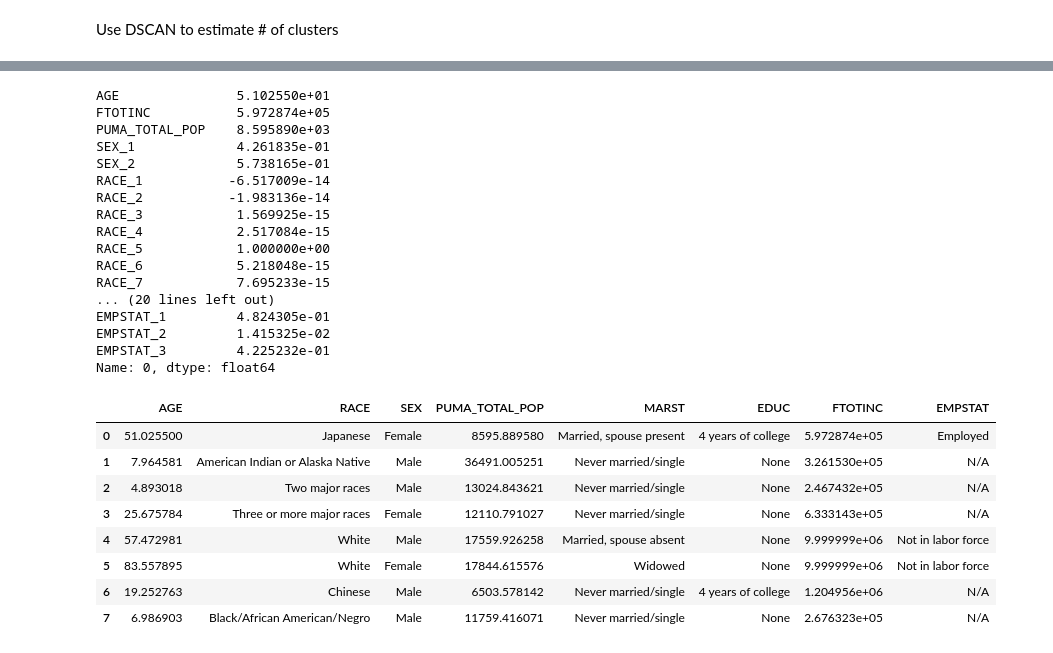
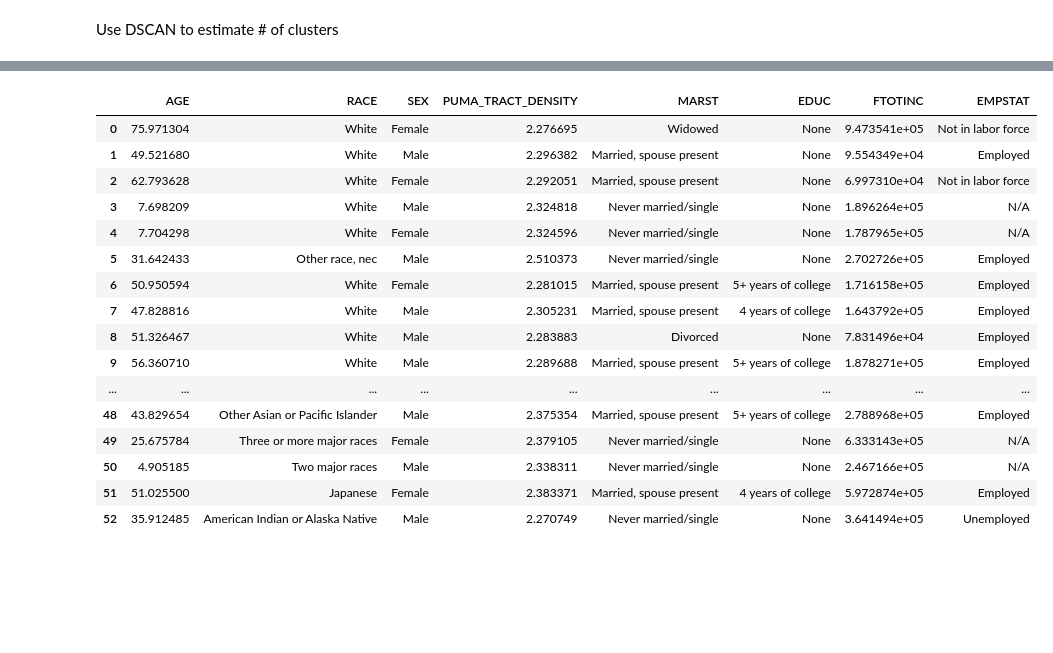
Before and after one commit to atran39/ModalAmerican, a Jupyter notebook: modal_american.ipynb, the cells around one changed output, grey strips where cells are left out. Cells and saved outputs as stored; diff of their text form; code cells hidden in the pictures; blank space fills up the shorter version.

```diff
--- a/modal_american.ipynb
+++ b/modal_american.ipynb
@@ -60,7 +71,7 @@ data.head()
 # %% [markdown]
 Extract only relevant columns and normalize
 # %%
-relevant_data = data.filter(regex='AGE|RACE_|SEX|PUMA_TOTAL_POP|MARST|EDUC_|FTOTINC|EMPSTAT_')
+relevant_data = data.filter(regex='AGE|RACE_|SEX|PUMA_TRACT_DENSITY|MARST|EDUC_|FTOTINC|EMPSTAT_')
 # %%
 relevant_data.columns
 # %% [output]
@@ -78,7 +89,7 @@ scaled_data = scaler.transform(relevant_data)
 # %% [markdown]
 Use DSCAN to estimate # of clusters
 # %%
-runs = 2
+runs = 1
 num_clusters_list = []
 sample_ratio = .1
 dbscan_min_samples = 500
@@ -111,3 +121,3 @@ num_clusters_list: [70, 68]
 # %%
-optimal_n = 69
+optimal_n
 # %% [output]
@@ -126,8 +136,8 @@ plt.show()
 # %%
-num_clusters = 8
-largest_clusters_indexes = np.argsort(counts)
+num_clusters = optimal_n
+largest_clusters_indexes = np.argsort(-counts[:num_clusters])
 largest_cluster_centriods = kmeans.cluster_centers_[largest_clusters_indexes]
-cluster_centriods_rescaled = pd.DataFrame(data=scaler.inverse_transform(largest_cluster_centriods[:num_clusters]), columns=relevant_data.columns)
-
+cluster_centriods_rescaled = pd.DataFrame(data=scaler.inverse_transform(largest_cluster_centriods), columns=relevant_data.columns)
+cluster_centriods_rescaled['total_pop'] = counts[largest_clusters_indexes]
 cluster_centriods_rescaled
 # %% [output]
@@ -144,62 +162,51 @@ cluster_centriods_rescaled
-# %%
-print(cluster_centriods_rescaled.iloc[0])
-# %% [output]
-AGE               5.102550e+01
-FTOTINC           5.972874e+05
-PUMA_TOTAL_POP    8.595890e+03
-SEX_1             4.261835e-01
-SEX_2             5.738165e-01
-RACE_1           -6.517009e-14
-RACE_2           -1.983136e-14
-RACE_3            1.569925e-15
-RACE_4            2.517084e-15
-RACE_5            1.000000e+00
-RACE_6            5.218048e-15
-RACE_7            7.695233e-15
-... (20 lines left out)
-EMPSTAT_1         4.824305e-01
-EMPSTAT_2         1.415325e-02
-EMPSTAT_3         4.225232e-01
-Name: 0, dtype: float64
 # %%
 soup = BeautifulSoup(open('./data/usa_00001.xml'), 'xml')
 
 #returns dataframe of decoded values
 def cluster_decoder(cluster): # cluster needs to be df rescaled to original scale
-    attributes = ['AGE','RACE','SEX','PUMA_TOTAL_POP','MARST','EDUC','FTOTINC','EMPSTAT']
+    attributes = ['AGE','RACE','SEX','PUMA_TRACT_DENSITY','MARST','EDUC','FTOTINC','EMPSTAT']
 #     categorical_vars = ['SEX', 'RACE', 'MARST', 'EDUC', 'EMPSTAT']
     decoded_df = pd.DataFrame(columns=attributes)
     pattern = r'(?P<cat>\w*)_(?P<encoding>\d+)'
 
     for attr in attributes:
         if attr in categorical_vars:
+
             encoded_cols_df = cluster.filter(like=attr)
             max_indexes = encoded_cols_df.idxmax(axis=1)
             # map maxes to english
             def map_column_to_name(column):
                 regex_result = re.match(pattern, column)
                 category = regex_result.group('cat')
                 cur_soup = soup.dataDscr.find('var', {'ID': category})
                 # translate encoded category to english
                 cat_valu_encoding = regex_result.group('encoding')
                 for soup_catgry in cur_soup.find_all('catgry'):
                     if soup_catgry.catValu.string == cat_valu_encoding:
                         return soup_catgry.labl.string
 
             decoded_df[attr] = max_indexes.apply(map_column_to_name)
         else:
             decoded_df[attr] = cluster[attr]
     return decoded_df
 
 cluster_decoder(cluster_centriods_rescaled)
 # %% [output]
-|  | AGE | RACE | SEX | PUMA_TOTAL_POP | MARST | EDUC | FTOTINC | EMPSTAT |
-| 0 | 51.025500 | Japanese | Female | 8595.889580 | Married, spouse present | 4 years of college | 5.972874e+05 | Employed |
-| 1 | 7.964581 | American Indian or Alaska Native | Male | 36491.005251 | Never married/single | None | 3.261530e+05 | N/A |
-| 2 | 4.893018 | Two major races | Male | 13024.843621 | Never married/single | None | 2.467432e+05 | N/A |
-| 3 | 25.675784 | Three or more major races | Female | 12110.791027 | Never married/single | None | 6.333143e+05 | N/A |
-| 4 | 57.472981 | White | Male | 17559.926258 | Married, spouse absent | None | 9.999999e+06 | Not in labor force |
-| 5 | 83.557895 | White | Female | 17844.615576 | Widowed | None | 9.999999e+06 | Not in labor force |
-| 6 | 19.252763 | Chinese | Male | 6503.578142 | Never married/single | 4 years of college | 1.204956e+06 | N/A |
-| 7 | 6.986903 | Black/African American/Negro | Male | 11759.416071 | Never married/single | None | 2.676323e+05 | N/A |
+|  | AGE | RACE | SEX | PUMA_TRACT_DENSITY | MARST | EDUC | FTOTINC | EMPSTAT |
+| 0 | 75.971304 | White | Female | 2.276695 | Widowed | None | 9.473541e+05 | Not in labor force |
+| 1 | 49.521680 | White | Male | 2.296382 | Married, spouse present | None | 9.554349e+04 | Employed |
+| 2 | 62.793628 | White | Female | 2.292051 | Married, spouse present | None | 6.997310e+04 | Not in labor force |
+| 3 | 7.698209 | White | Male | 2.324818 | Never married/single | None | 1.896264e+05 | N/A |
+| 4 | 7.704298 | White | Female | 2.324596 | Never married/single | None | 1.787965e+05 | N/A |
+| 5 | 31.642433 | Other race, nec | Male | 2.510373 | Never married/single | None | 2.702726e+05 | Employed |
+| 6 | 50.950594 | White | Female | 2.281015 | Married, spouse present | 5+ years of college | 1.716158e+05 | Employed |
+| 7 | 47.828816 | White | Male | 2.305231 | Married, spouse present | 4 years of college | 1.643792e+05 | Employed |
+| 8 | 51.326467 | White | Male | 2.283883 | Divorced | None | 7.831496e+04 | Employed |
+| 9 | 56.360710 | White | Male | 2.289688 | Married, spouse present | 5+ years of college | 1.878271e+05 | Employed |
+| ... | ... | ... | ... | ... | ... | ... | ... | ... |
+| 48 | 43.829654 | Other Asian or Pacific Islander | Male | 2.375354 | Married, spouse present | 5+ years of college | 2.788968e+05 | Employed |
+| 49 | 25.675784 | Three or more major races | Female | 2.379105 | Never married/single | None | 6.333143e+05 | N/A |
+| 50 | 4.905185 | Two major races | Male | 2.338311 | Never married/single | None | 2.467166e+05 | N/A |
+| 51 | 51.025500 | Japanese | Female | 2.383371 | Married, spouse present | 4 years of college | 5.972874e+05 | Employed |
+| 52 | 35.912485 | American Indian or Alaska Native | Male | 2.270749 | Never married/single | None | 3.641494e+05 | Unemployed |
 # %%
```
Also changed, not shown: parts of 9 cells of this notebook.
